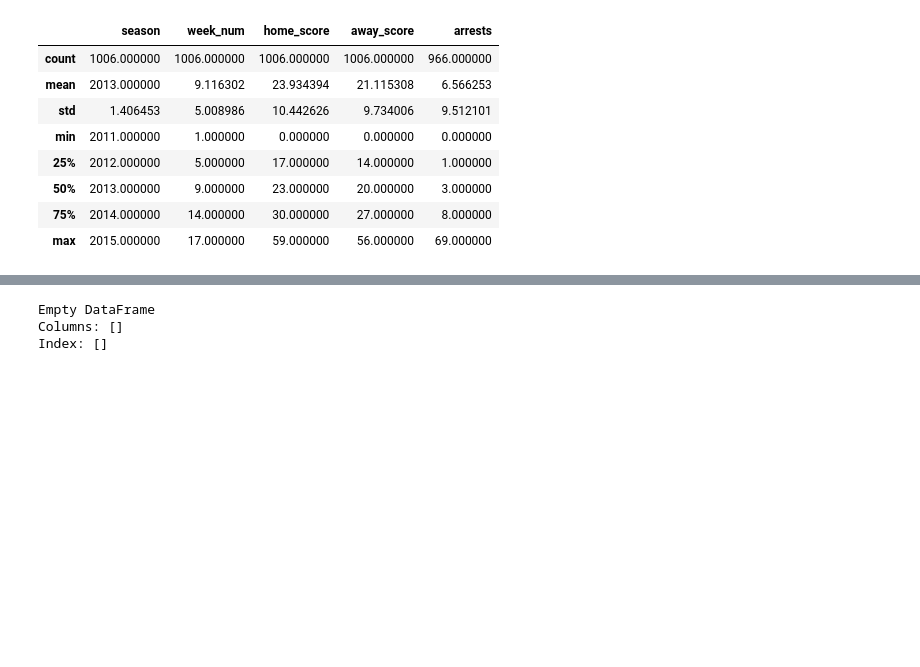
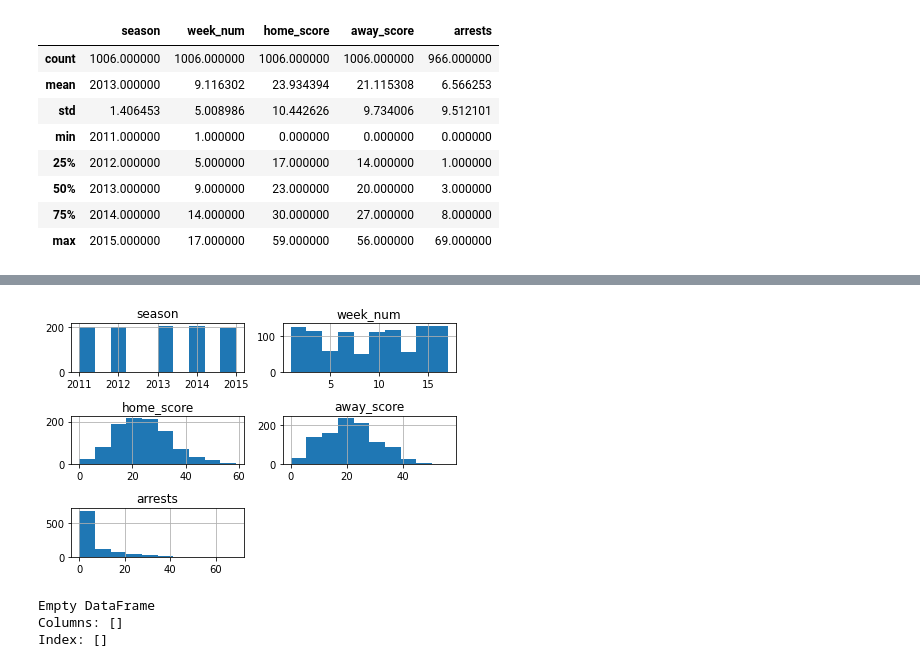
Before and after one commit to ubco-W2022T1-cosc301/project-group03, a Jupyter notebook: notebooks/analysis2.ipynb, the cells around one changed output, grey strips where cells are left out. Saved outputs shown, nothing was run; the diff lists cells and outputs as text; code cells hidden in the pictures; blank space fills up the shorter version.

```diff
--- a/notebooks/analysis2.ipynb
+++ b/notebooks/analysis2.ipynb
@@ -110,3 +143,8 @@ rawarrest.describe().apply(lambda s: s.apply(lambda x: format(x, 'f')))
+# %%
+rawarrest.hist()
+plt.tight_layout() #Avoid Title overlap
+# %% [output]
+[figure, added]
 # %%
 #new_cols = [col for col in dta.columns if 'E' in col]
 
```
Also changed, not shown: parts of 5 cells of this notebook, 1 other file.
